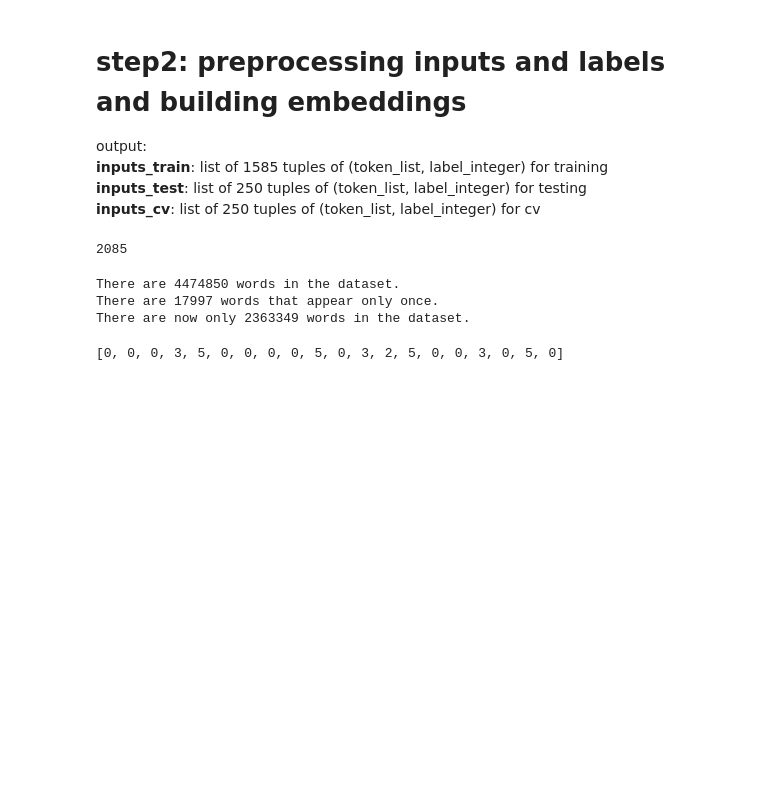
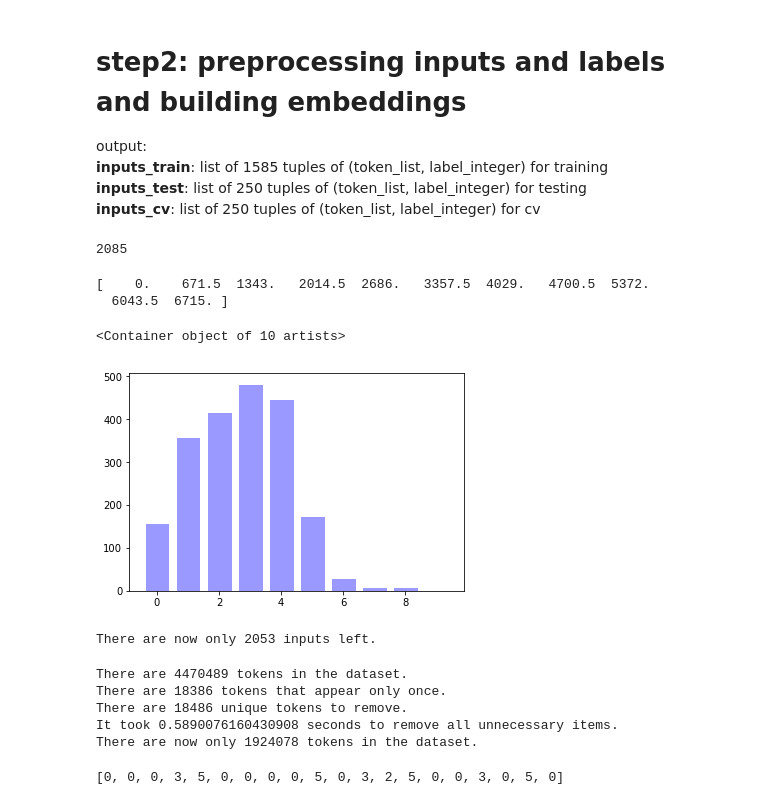
Before and after one commit to mleue/oxford-deep-nlp-2017-solutions, a Jupyter notebook: practical-2/practical2.ipynb, the cells around one changed output. Saved outputs shown, nothing was run; the diff lists cells and outputs as text; code cells hidden in the pictures; blank space fills up the shorter version.

```diff
--- a/practical-2/practical2.ipynb
+++ b/practical-2/practical2.ipynb
@@ -28,7 +28,7 @@ if not os.path.isfile('ted_en-20160408.zip'):
 # extract both the texts and the labels from the xml file
 with zipfile.ZipFile('ted_en-20160408.zip', 'r') as z:
     doc = lxml.etree.parse(z.open('ted_en-20160408.xml', 'r'))
-input_texts = doc.xpath('//content/text()')
+texts = doc.xpath('//content/text()')
 labels = doc.xpath('//head/keywords/text()')
 del doc
 #print(input_texts[0])
@@ -42,44 +42,62 @@ output:
 # %%
 # preprocess the texts: lowercase, remove text in parentheses, remove punctuation, tokenize into words (split on whitespace)
 #removing text in parentheses
-input_texts = [re.sub(r'\([^)]*\)', '', input_text) for input_text in input_texts]
+input_texts = [re.sub(r'\([^)]*\)', '', input_text) for input_text in texts]
 #lowercase
 input_texts = [input_text.lower() for input_text in input_texts]
 #remove punctuation
 input_texts = [re.sub(r'[^a-z0-9]+', ' ', input_text) for input_text in input_texts]
-input_texts = [re.sub(r'[0-9]+', 'number_token', input_text) for input_text in input_texts]
 #tokenize into words
 input_texts = [input_text.split() for input_text in input_texts]
 len(input_texts)
 #input_texts[0][:50]
 # %% [output]
 2085
+# %%
+#histogram over input lengths
+Y_plot, X_plot = np.histogram([len(text) for text in input_texts], bins=10)
+print(X_plot)
+X_plot = np.arange(10)
+plt.bar(X_plot, +Y_plot, facecolor='#9999ff', edgecolor='white')
+# %% [output]
+[    0.    671.5  1343.   2014.5  2686.   3357.5  4029.   4700.5  5372.
+  6043.5  6715. ]
+<Container object of 10 artists>
+[figure, added]
+# %%
+#remove all inputs that have less than 300 tokens in them
+inputs = zip(input_texts, labels)
+inputs = [text_and_labels for text_and_labels in inputs if len(text_and_labels[0]) > 300]
+print("There are now only {} inputs left.".format(len(inputs)))
+input_texts, labels = zip(*inputs)
+input_texts, labels = list(input_texts), list(labels)
+# %% [output]
+There are now only 2053 inputs left.
 # %%
 #get list of all words, and feed them into a Counter
 all_words = [word for input_text in input_texts for word in input_text]
-print("There are {} words in the dataset.".format(len(all_words)))
+print("There are {} tokens in the dataset.".format(len(all_words)))
 all_words_counter = collections.Counter(all_words)
 
-#remove some noise, take away the 50 most common and all words that only appear once
-#all_words_counter.most_common()[-100:-1] #100 least common
-#all_words_counter.most_common(50) #50 most common
-#[word for word_count_pair in all_words_counter.most_common() if word_count_pair[1] == 1] #all with a count of only one
-only_once = [word_count_pair[0] for word_count_pair in all_words_counter.most_common() if word_count_pair[1] == 1]
-print("There are {} words that appear only once.".format(len(only_once)))
+#remove some noise, take away the 100 most common and all words that only appear once
+most_common_50 = [word for word, count in all_words_counter.most_common(100)]
+only_once = [word for word, count in all_words_counter.most_common() if count == 1]
+print("There are {} tokens that appear only once.".format(len(only_once)))
 
-to_remove = only_once
-#TODO: this removes number_token also?
-to_remove += [word_count_pair[0] for word_count_pair in all_words_counter.most_common(50)]
+to_remove = set(only_once + most_common_50)
+print("There are {} unique tokens to remove.".format(len(to_remove)))
 
-#############WARNING!##############
-#this step took ~1h on my 2013 i5!
-test = [[word for word in input_text if word not in to_remove] for input_text in input_texts]
+start = time.time()
+input_texts = [[word for word in input_text if word not in to_remove] for input_text in input_texts]
+print("It took {} seconds to remove all unnecessary items.".format(time.time()-start))
 
-new_all_words = [word for input_text in test for word in input_text]
-print("There are now only {} words in the dataset.".format(len(new_all_words)))
+new_all_words = [word for input_text in input_texts for word in input_text]
+print("There are now only {} tokens in the dataset.".format(len(new_all_words)))
 
 #input_texts[0]
 # %% [output]
-There are 4474850 words in the dataset.
-There are 17997 words that appear only once.
-There are now only 2363349 words in the dataset.
+There are 4470489 tokens in the dataset.
+There are 18386 tokens that appear only once.
+There are 18486 unique tokens to remove.
+It took 0.5890076160430908 seconds to remove all unnecessary items.
+There are now only 1924078 tokens in the dataset.
```
Also changed, not shown: parts of 7 cells of this notebook, 1 other file.
